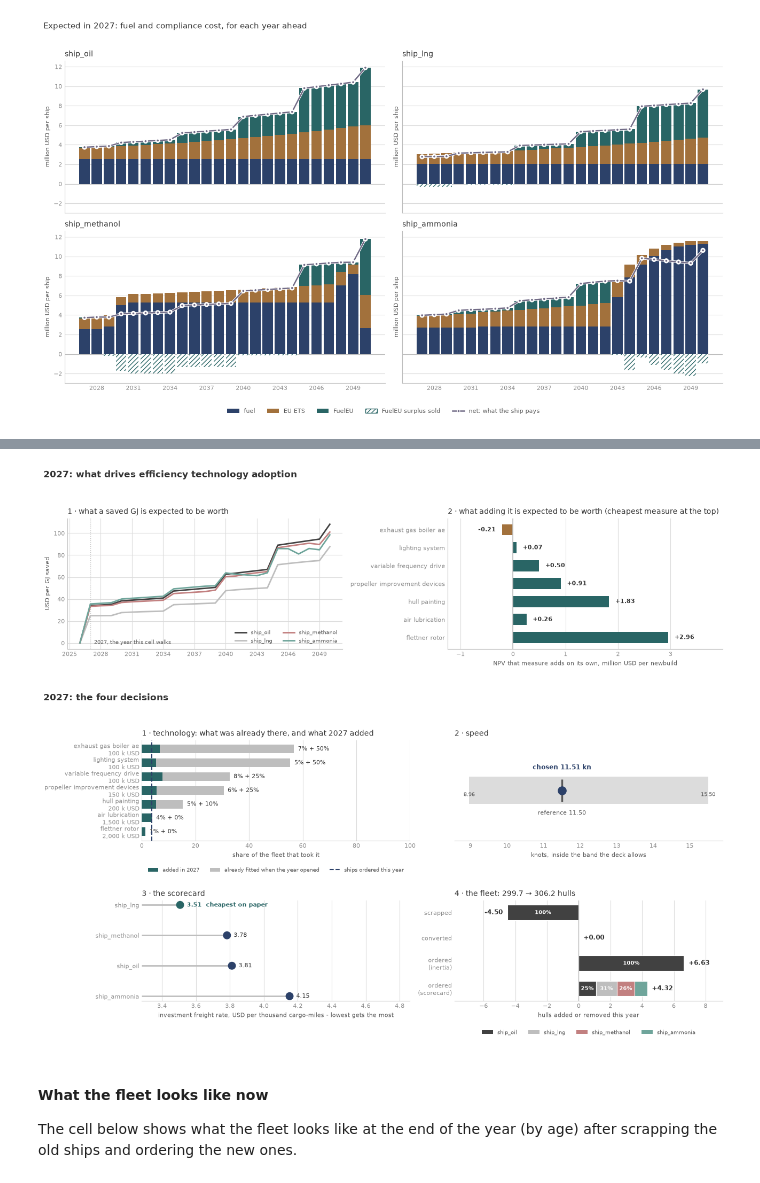
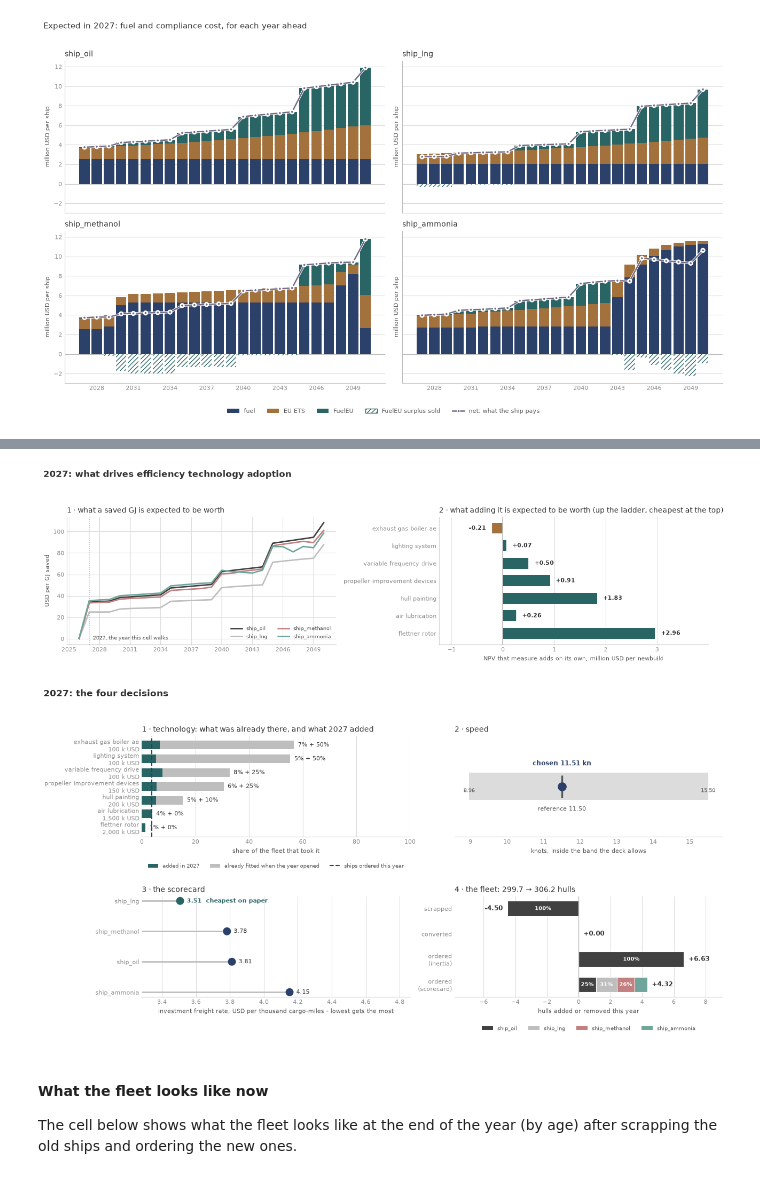
Before and after one commit to zerocarbonshipping/navigate-zcs, a Jupyter notebook: docs/workshop/02-understand-navigate.ipynb, the cells around one changed output, grey strips where cells are left out. Saved outputs shown, nothing was run; the diff lists cells and outputs as text; code cells hidden in the pictures.

```diff
--- a/docs/workshop/02-understand-navigate.ipynb
+++ b/docs/workshop/02-understand-navigate.ipynb
@@ -818,7 +824,9 @@ for (_vessel, _tech), _curve in _fleet_node.initial_technology_share.items():
     _short = _tech.replace("_bulk_carrier_panamax", "")
     start_share[_short] = float(_curve.get(0.)) if _curve is not None else 0.
 
-_order = sorted(start_share, key=start_share.get)
+# in the model's ladder order, cheapest first, as everywhere in the workshop
+_order = [t.get_name().replace("_bulk_carrier_panamax", "")
+          for t in _fleet_node.technology_packages[-1].technologies]
 
 fig, ax = plt.subplots(figsize=(9, 2.9))
 ax.barh(range(len(_order)), [start_share[t] * 100 for t in _order], height=.6,
@@ -828,6 +836,7 @@ for _i, _t in enumerate(_order):
                 (start_share[_t] * 100 + 1.5, _i), va="center", fontsize=8,
                 color=INK if start_share[_t] else SUBINK)
 ax.set_yticks(range(len(_order)), [t.replace("_", " ") for t in _order])
+ax.invert_yaxis()
 ax.set_xlim(0, 100)
 ax.set_xlabel("share of the fleet carrying it in the first year", fontsize=8,
               color=SUBINK)
@@ -2524,15 +2559,15 @@ def stage2_state(step):
         except TypeError:
             return float(np.nan_to_num(np.asarray(node.get(), dtype=float)))
 
+    # in the ladder's order, the model's own: cheapest first, ties as in the deck
     tech_rows = []
-    for tech in copper_trade.technologies:
+    for tech in copper_trade.technology_packages[-1].technologies:
         full = tech.get_name()
         name = full.replace("_bulk_carrier_panamax", "")
         offered = max(limit_now(copper_trade.newbuild_technology_limit[full]),
                       limit_now(copper_trade.retrofit_technology_limit[full])) > 0.
         tech_rows.append((name, float(tech.CAPEX.get()), uptake.get(name, 0.) * 100,
                           offered, inherited.get(name, 0.) * 100))
-    tech_rows.sort(key=lambda r: r[1])
 
     return {"uptake": uptake, "inherited": inherited, "speed": speed,
             "scores": scores, "scrap_by": scrap_by, "convert_by": convert_by,
@@ -2567,8 +2602,9 @@ axV.grid(color=GRID, lw=0.8)
 axV.legend(fontsize=7.5, frameon=False, labelcolor=SUBINK, ncol=2, loc="lower right")
 
 # right: what ADDING each measure is worth on its own. The model works in
-# cumulative packages, so the value of one measure is the step between two of
-# them - a subtraction of numbers the model produced, nothing recomputed.
+# cumulative packages, up the ladder, so the value of one measure is the step
+# between two of them - a subtraction of numbers the model produced, nothing
+# recomputed.
 _npv = snap.get("npv_newbuild", [])
 _order = snap.get("asset_order", [])
 _ladder = snap.get("ladder", [])
@@ -2594,7 +2630,7 @@ _pad = max(abs(_steps.min()), abs(_steps.max())) * .35 if _steps.size else 1.
 axW.set_xlim(_steps.min() - _pad, _steps.max() + _pad)
 axW.set_xlabel("NPV that measure adds on its own, million USD per newbuild",
                fontsize=8, color=SUBINK)
-axW.set_title("2 · what adding it is expected to be worth (cheapest measure at the top)",
+axW.set_title("2 · what adding it is expected to be worth (up the ladder, cheapest at the top)",
               fontsize=10, color=INK, loc="left")
 axW.grid(axis="x", color=GRID, lw=0.8)
 
@@ -2625,7 +2661,7 @@ def draw_four_decisions(step, axes, scale_over=None, legend=True):
     peers = [stage2_state(s) for s in steps]
     rows_, speed_ = state["tech_rows"], state["speed"]
 
-    # 1 - technology: cheapest first, what it costs and who took it
+    # 1 - technology: up the ladder, what it costs and who took it
     labels_ = [r[0].replace("_", " ") for r in rows_]
     had = [r[4] for r in rows_]
     added = [r[2] - r[4] for r in rows_]
@@ -2760,34 +2796,34 @@ def draw_four_decisions(step, axes, scale_over=None, legend=True):
     axF.invert_yaxis()
     axF.axvline(0, color=AXIS, lw=1, zorder=4)
     axF.set_xlabel("hulls added or removed this year", fontsize=8, color=SUBINK)
     axF.set_title(f"4 \u00b7 the fleet: {state['opening']:,.1f} \u2192 "
                   f"{state['closing']:,.1f} hulls",
                   fontsize=10, color=INK, loc="left")
     axF.grid(axis="x", color=GRID, lw=0.8)
     moved = [n for n in stack_
              if any(abs(parts.get(n, 0.)) > 1e-9 for _l, parts in flows_)]
     if moved and legend:
         axF.legend(handles=[Patch(facecolor=hue[n], label=n) for n in moved],
                    fontsize=7.5, frameon=False, labelcolor=SUBINK,
                    ncol=min(len(moved), 4),
                    loc="upper center", bbox_to_anchor=(0.5, -0.24))
 
     for ax in (axT, axS, axC, axF):
         ax.set_axisbelow(True)
         ax.tick_params(colors=TICK, labelsize=8, length=0)
         for side in ("top", "right", "left"):
             ax.spines[side].set_visible(False)
         ax.spines["bottom"].set_color(AXIS)
 
 
 fig, ((axT, axS), (axC, axF)) = plt.subplots(2, 2, figsize=(13, 7.1))
 fig.suptitle(f"{FOCUS_YEARS[0]}: the four decisions", fontsize=12, color=INK,
              x=0.01, ha="left", fontweight="bold")
 draw_four_decisions(STEP_EARLY, (axT, axS, axC, axF))
 fig.tight_layout(rect=(0, 0.03, 1, 0.95))
 plt.show()
 # %% [output]
-[figure, old version]
+[figure, new version]
 [figure]
 # %% [markdown]
 #### What the fleet looks like now
```
Also changed, not shown: parts of 5 cells of this notebook.
